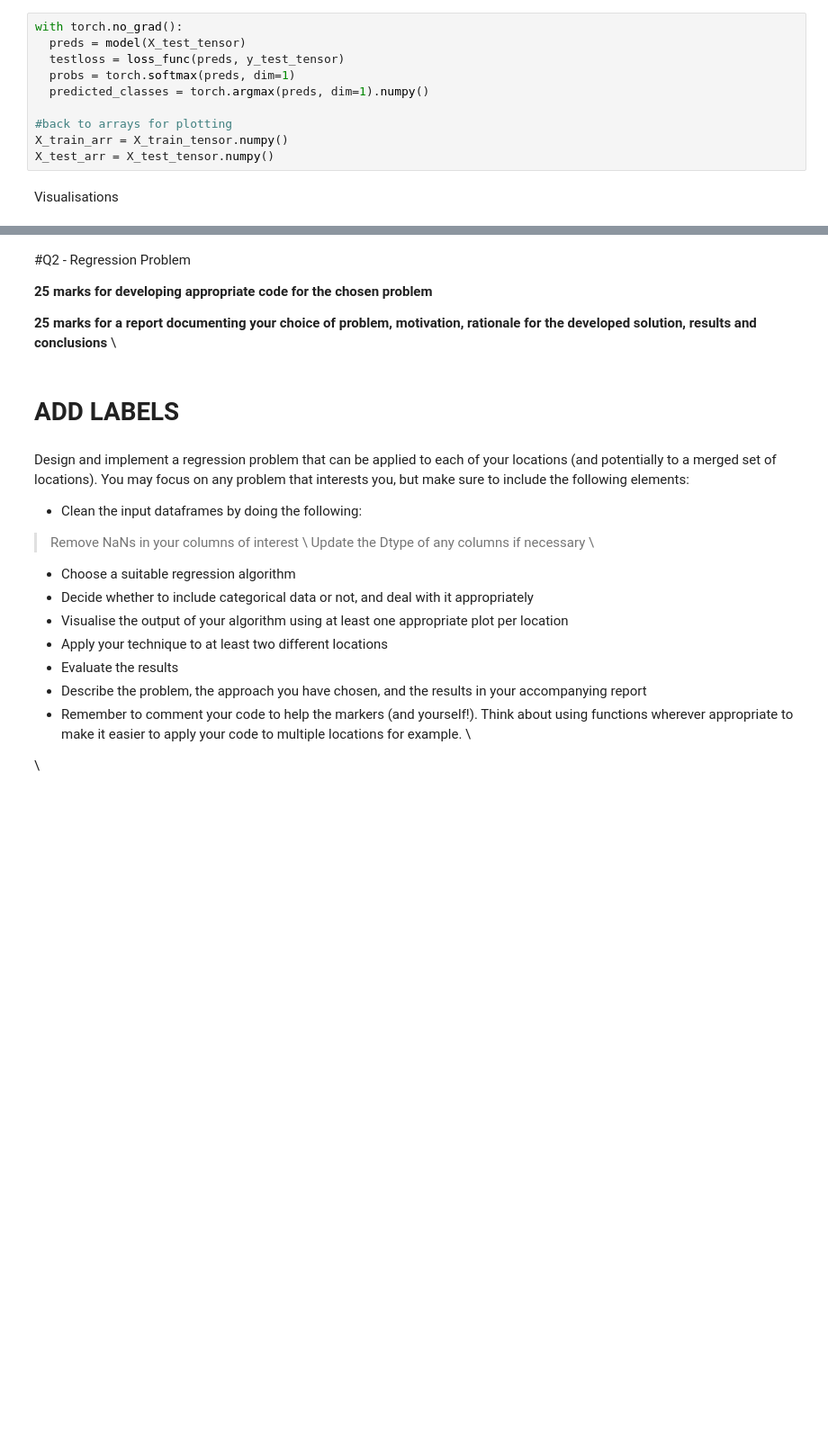
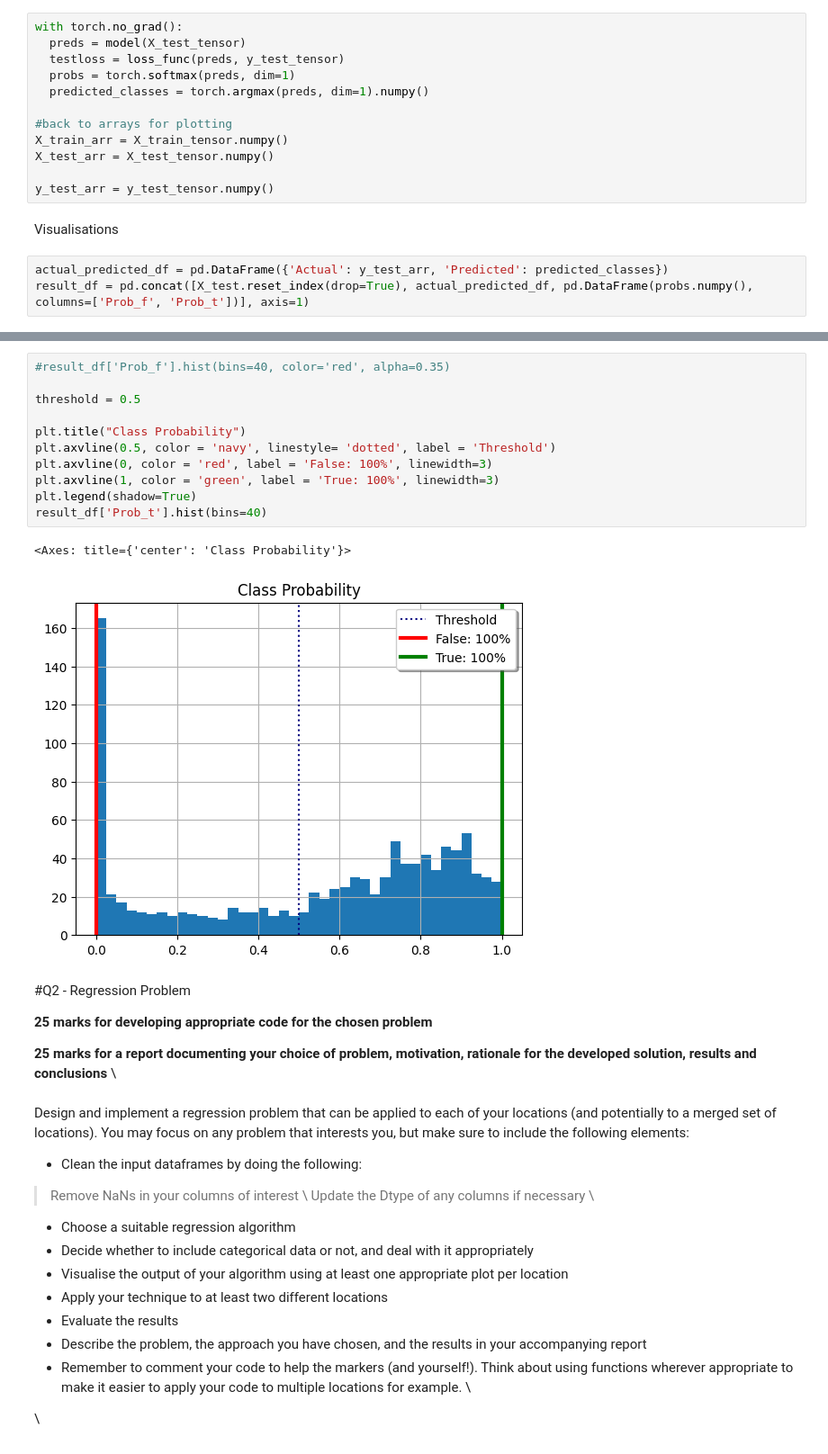
Before and after one commit to carn51/Assignment-1, a Jupyter notebook: 2026_DSLab2_a3(3).ipynb, the cells around one changed output, grey strips where cells are left out. Shown at 90% size. Cells and saved outputs as stored; diff of their text form; blank space fills up the shorter version.

```diff
--- a/2026_DSLab2_a3(3).ipynb
+++ b/2026_DSLab2_a3(3).ipynb
@@ -386,5 +386,10 @@ with torch.no_grad():
 #back to arrays for plotting
 X_train_arr = X_train_tensor.numpy()
 X_test_arr = X_test_tensor.numpy()
+
+y_test_arr = y_test_tensor.numpy()
 # %% [markdown]
 Visualisations
+# %%
+actual_predicted_df = pd.DataFrame({'Actual': y_test_arr, 'Predicted': predicted_classes})
+result_df = pd.concat([X_test.reset_index(drop=True), actual_predicted_df, pd.DataFrame(probs.numpy(), columns=['Prob_f', 'Prob_t'])], axis=1)
@@ -391,11 +417,23 @@ Visualisations
+# %%
+#result_df['Prob_f'].hist(bins=40, color='red', alpha=0.35)
+
+threshold = 0.5
+
+plt.title("Class Probability")
+plt.axvline(0.5, color = 'navy', linestyle= 'dotted', label = 'Threshold')
+plt.axvline(0, color = 'red', label = 'False: 100%', linewidth=3)
+plt.axvline(1, color = 'green', label = 'True: 100%', linewidth=3)
+plt.legend(shadow=True)
+result_df['Prob_t'].hist(bins=40)
+# %% [output]
+<Axes: title={'center': 'Class Probability'}>
+[figure, added]
 # %% [markdown]
 #Q2 - Regression Problem
 
 **25 marks for developing appropriate code for the chosen problem**
 
 **25 marks for a report documenting your choice of problem, motivation, rationale for the developed solution, results and conclusions** \\
-# %% [markdown]
-# ADD **LABELS**
 # %% [markdown]
 Design and implement a regression problem that can be applied to each of your locations (and potentially to a merged set of locations). You may focus on any problem that interests you, but make sure to include the following elements:
 
```
Also changed, not shown: parts of 3 cells of this notebook.
